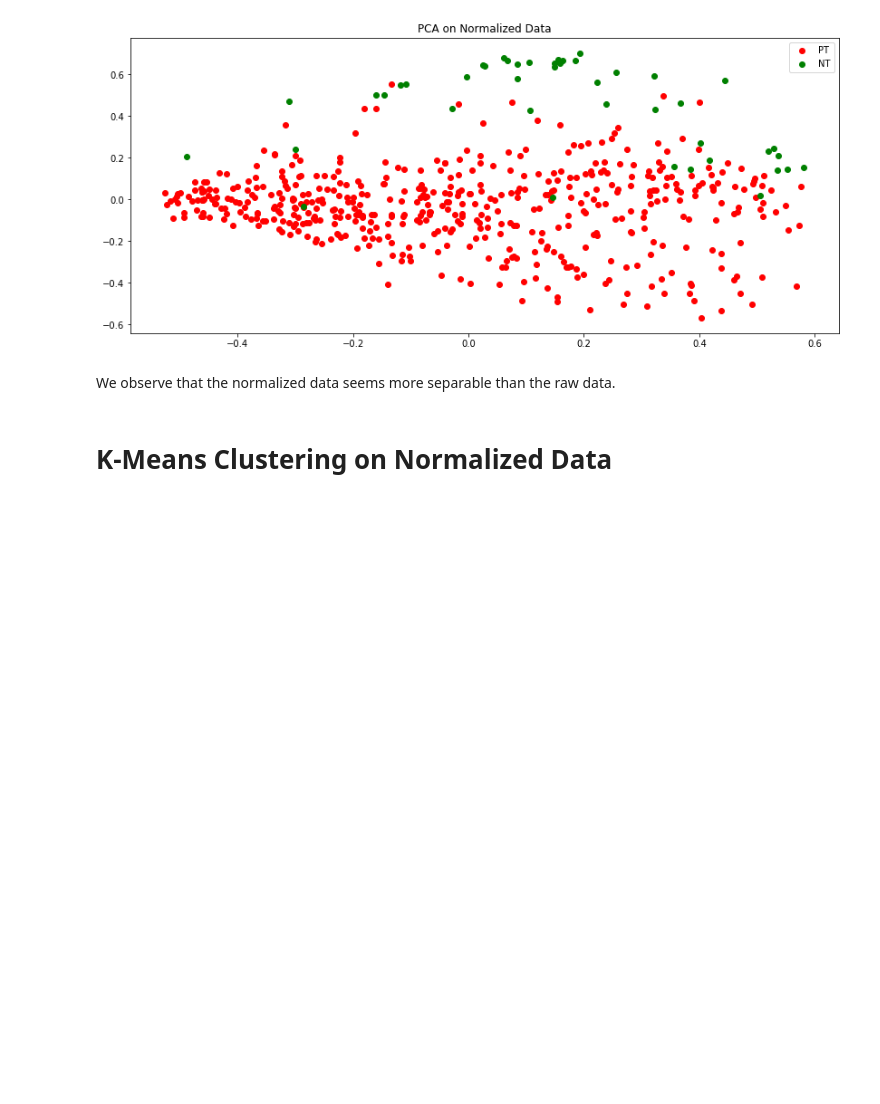
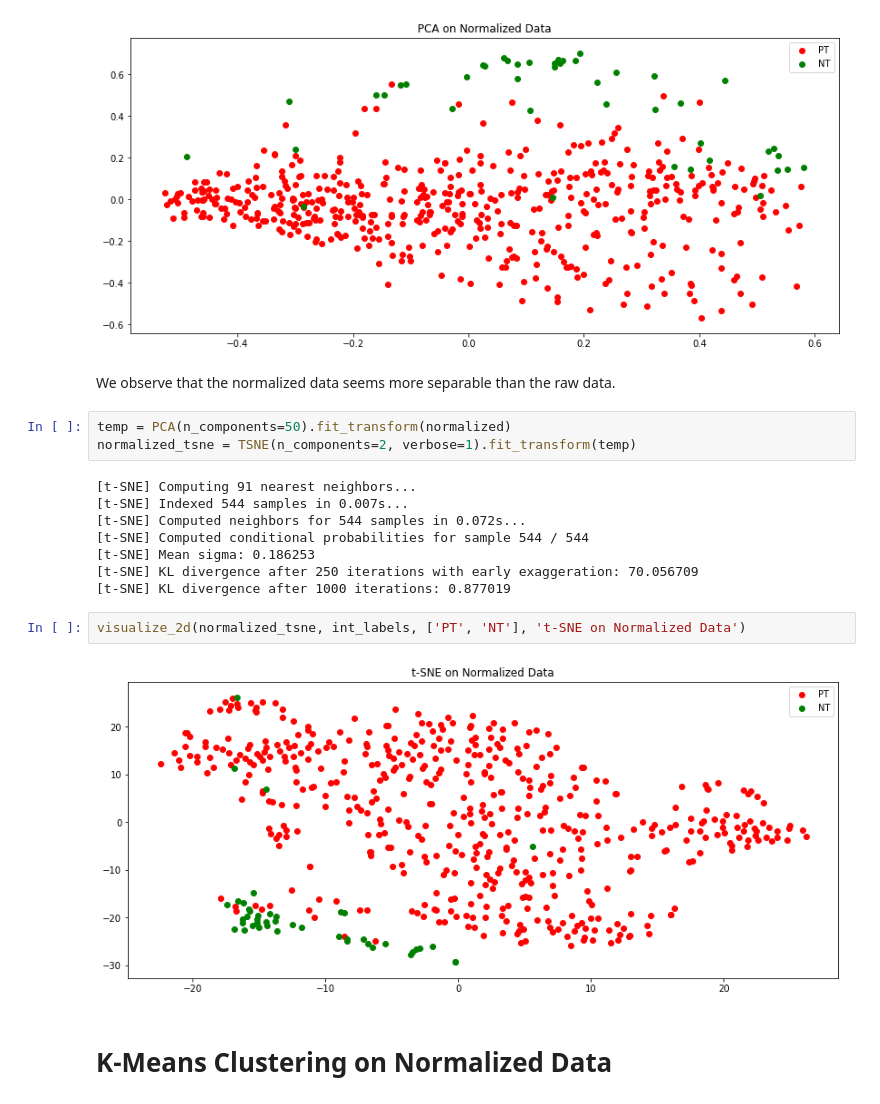
Before and after one commit to RuolinZheng08/cmsc33750-machine-learning-and-cancer, a Jupyter notebook: hw2/hw2.ipynb, the cells around one changed output. Cells and saved outputs as stored; diff of their text form; blank space fills up the shorter version.

```diff
--- a/hw2/hw2.ipynb
+++ b/hw2/hw2.ipynb
@@ -174,6 +176,21 @@ visualize_2d(normalized_pca, int_labels, ['PT', 'NT'], 'PCA on Normalized Data')
 [figure]
 # %% [markdown]
 We observe that the normalized data seems more separable than the raw data.
+# %%
+temp = PCA(n_components=50).fit_transform(normalized)
+normalized_tsne = TSNE(n_components=2, verbose=1).fit_transform(temp)
+# %% [output]
+[t-SNE] Computing 91 nearest neighbors...
+[t-SNE] Indexed 544 samples in 0.007s...
+[t-SNE] Computed neighbors for 544 samples in 0.072s...
+[t-SNE] Computed conditional probabilities for sample 544 / 544
+[t-SNE] Mean sigma: 0.186253
+[t-SNE] KL divergence after 250 iterations with early exaggeration: 70.056709
+[t-SNE] KL divergence after 1000 iterations: 0.877019
+# %%
+visualize_2d(normalized_tsne, int_labels, ['PT', 'NT'], 't-SNE on Normalized Data')
+# %% [output]
+[figure, added]
 # %% [markdown]
 # K-Means Clustering on Normalized Data
 # %%
```
Also changed, not shown: parts of 5 cells of this notebook.
